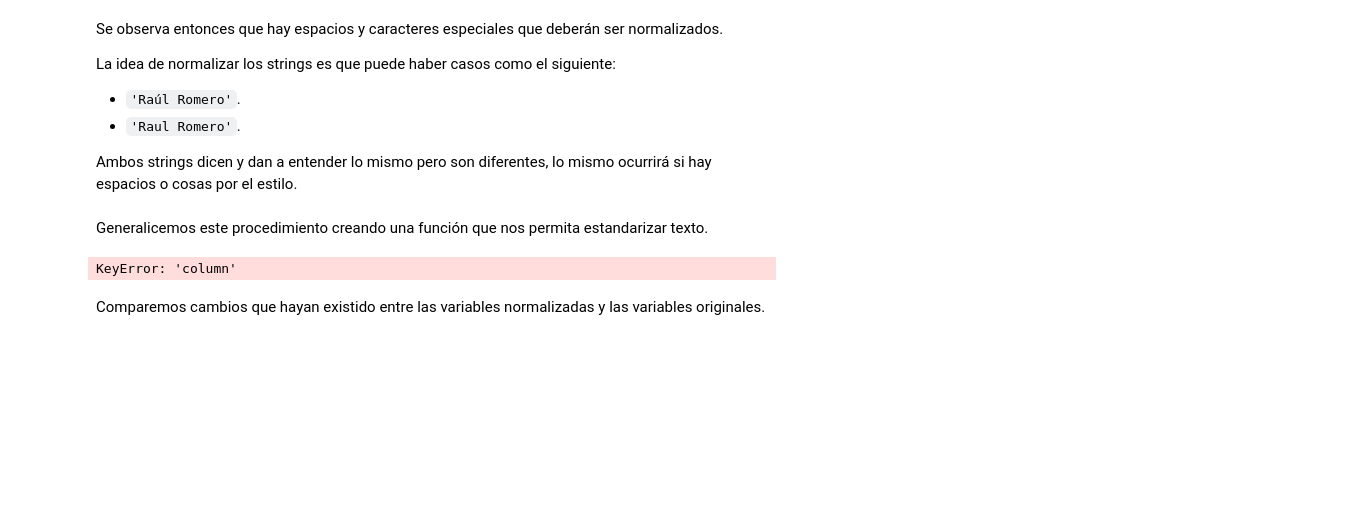
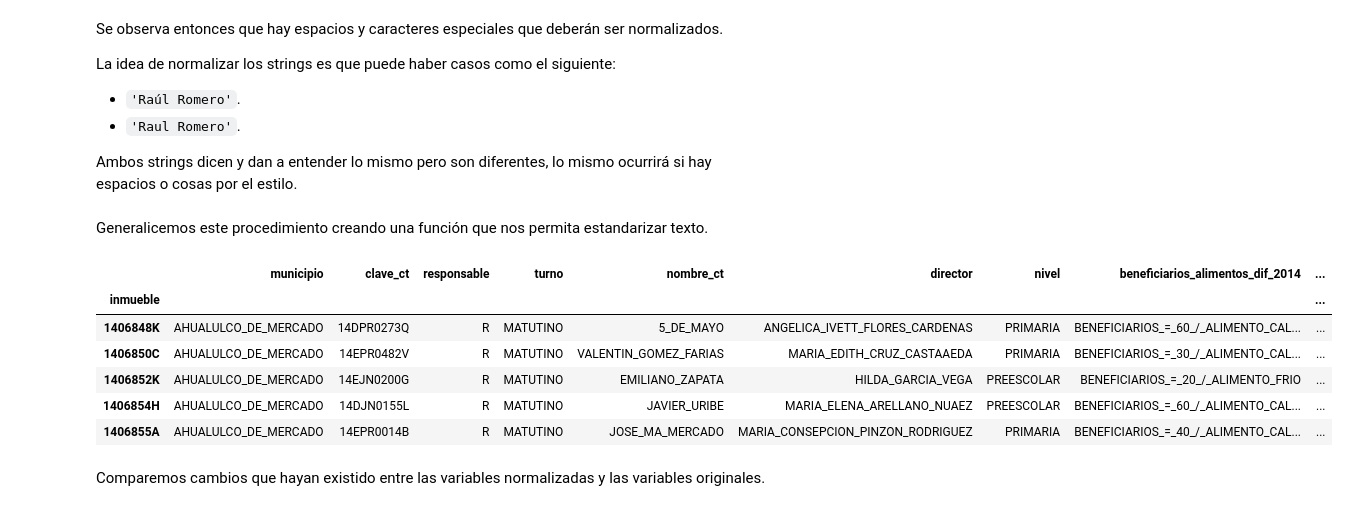
Before and after one commit to bielng/Data-Lab, a Jupyter notebook: 3,0_clase_202206.ipynb, the cells around one changed output. Drawn from its saved outputs; the diff is of its cells as text; code cells hidden in the pictures; blank space fills up the shorter version.

```diff
--- a/3,0_clase_202206.ipynb
+++ b/3,0_clase_202206.ipynb
@@ -251,8 +251,16 @@ def text_treatment(text):
 # %%
 # Aplicando código
 for column in copy:
-    copy['column'] =  copy['column'].apply(text_treatment)
+    copy[column] =  copy[column].apply(text_treatment)
-# %% [output]
-KeyError: 'column'
+# %%
+copy.head()
+# %% [output]
+|  | municipio | clave_ct | responsable | turno | nombre_ct | director | nivel | beneficiarios_alimentos_dif_2014 | ... |
+| inmueble |  |  |  |  |  |  |  |  | ... |
+| 1406848K | AHUALULCO_DE_MERCADO | 14DPR0273Q | R | MATUTINO | 5_DE_MAYO | ANGELICA_IVETT_FLORES_CARDENAS | PRIMARIA | BENEFICIARIOS_=_60_/_ALIMENTO_CAL... | ... |
+| 1406850C | AHUALULCO_DE_MERCADO | 14EPR0482V | R | MATUTINO | VALENTIN_GOMEZ_FARIAS | MARIA_EDITH_CRUZ_CASTAAEDA | PRIMARIA | BENEFICIARIOS_=_30_/_ALIMENTO_CAL... | ... |
+| 1406852K | AHUALULCO_DE_MERCADO | 14EJN0200G | R | MATUTINO | EMILIANO_ZAPATA | HILDA_GARCIA_VEGA | PREESCOLAR | BENEFICIARIOS_=_20_/_ALIMENTO_FRIO | ... |
+| 1406854H | AHUALULCO_DE_MERCADO | 14DJN0155L | R | MATUTINO | JAVIER_URIBE | MARIA_ELENA_ARELLANO_NUAEZ | PREESCOLAR | BENEFICIARIOS_=_60_/_ALIMENTO_CAL... | ... |
+| 1406855A | AHUALULCO_DE_MERCADO | 14EPR0014B | R | MATUTINO | JOSE_MA_MERCADO | MARIA_CONSEPCION_PINZON_RODRIGUEZ | PRIMARIA | BENEFICIARIOS_=_40_/_ALIMENTO_CAL... | ... |
 # %% [markdown]
 Comparemos cambios que hayan existido entre las variables normalizadas y las variables originales.
```
Also changed, not shown: parts of 1 cell of this notebook.
